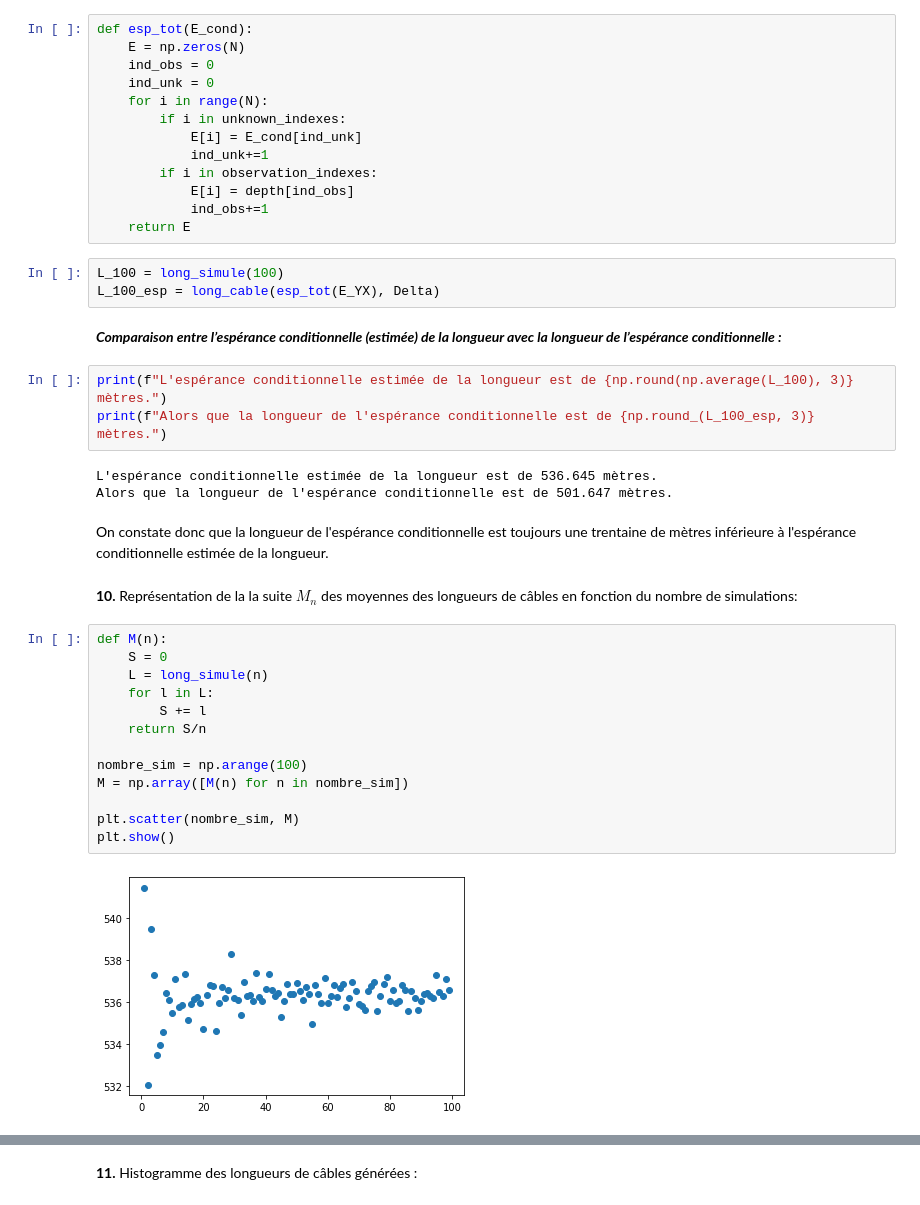
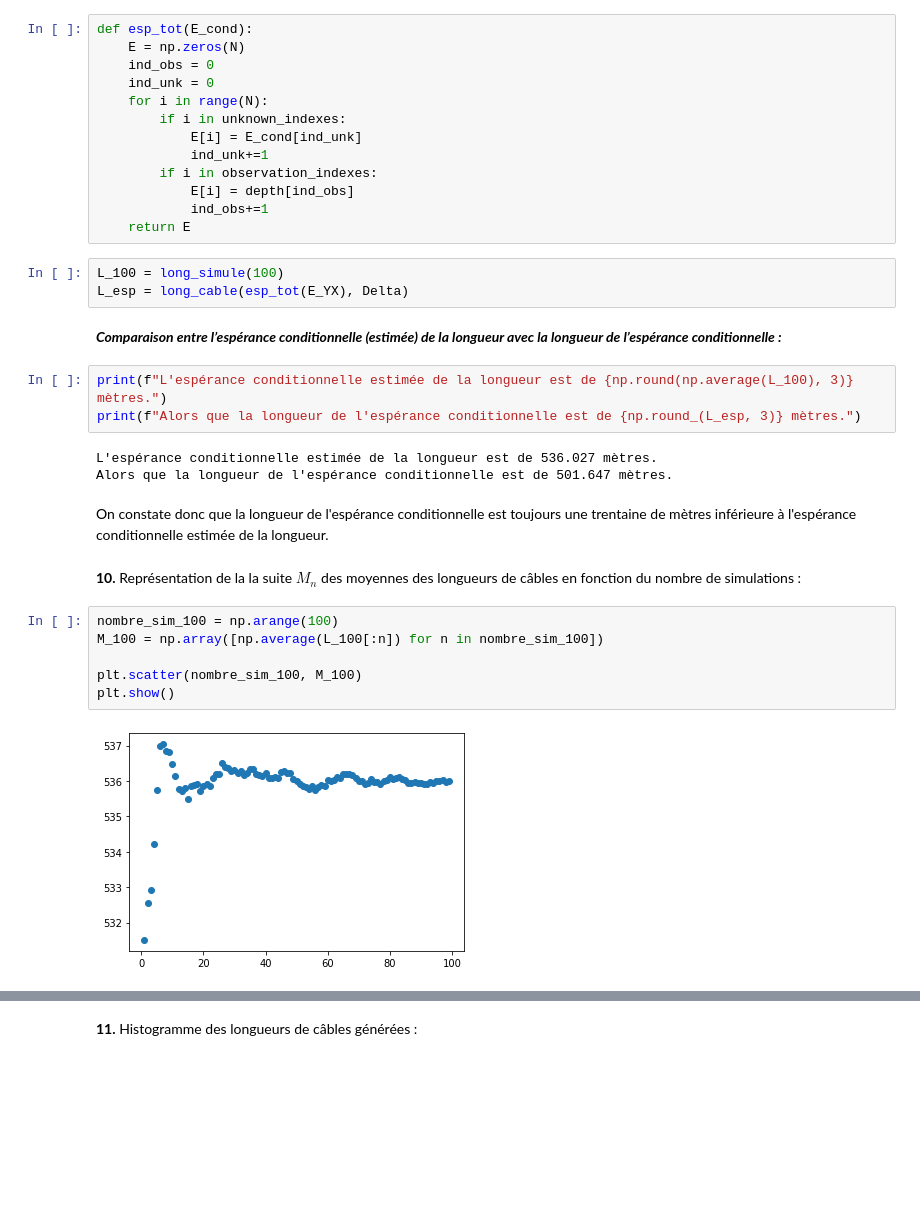
Before and after one commit to vincentlannelongue/projet_mathinfo_proba, a Jupyter notebook: projet_proba.ipynb, the cells around one changed output, grey strips where cells are left out. Saved outputs shown, nothing was run; the diff lists cells and outputs as text; blank space fills up the shorter version.

```diff
--- a/projet_proba.ipynb
+++ b/projet_proba.ipynb
@@ -262,32 +262,25 @@ def esp_tot(E_cond):
     return E
 # %%
 L_100 = long_simule(100)
-L_100_esp = long_cable(esp_tot(E_YX), Delta)
+L_esp = long_cable(esp_tot(E_YX), Delta)
 # %% [markdown]
 ***Comparaison entre l’espérance conditionnelle (estimée) de la longueur avec la longueur de l’espérance conditionnelle :***
 # %%
 print(f"L'espérance conditionnelle estimée de la longueur est de {np.round(np.average(L_100), 3)} mètres.")
-print(f"Alors que la longueur de l'espérance conditionnelle est de {np.round_(L_100_esp, 3)} mètres.")
+print(f"Alors que la longueur de l'espérance conditionnelle est de {np.round_(L_esp, 3)} mètres.")
 # %% [output]
-L'espérance conditionnelle estimée de la longueur est de 536.645 mètres.
+L'espérance conditionnelle estimée de la longueur est de 536.027 mètres.
 Alors que la longueur de l'espérance conditionnelle est de 501.647 mètres.
 # %% [markdown]
 On constate donc que la longueur de l'espérance conditionnelle est toujours une trentaine de mètres inférieure à l'espérance conditionnelle estimée de la longueur.
 # %% [markdown]
-**10.** Représentation de la la suite $M_n$ des moyennes des longueurs de câbles en fonction du nombre de simulations:
+**10.** Représentation de la la suite $M_n$ des moyennes des longueurs de câbles en fonction du nombre de simulations :
 # %%
-def M(n):
-    S = 0
-    L = long_simule(n)
-    for l in L:
-        S += l
-    return S/n
+nombre_sim_100 = np.arange(100)
+M_100 = np.array([np.average(L_100[:n]) for n in nombre_sim_100])
 
-nombre_sim = np.arange(100)
-M = np.array([M(n) for n in nombre_sim])
-
-plt.scatter(nombre_sim, M)
+plt.scatter(nombre_sim_100, M_100)
 plt.show()
 # %% [output]
-[figure, old version]
+[figure, new version]
 # %% [markdown]
```
Also changed, not shown: parts of 10 cells of this notebook.
